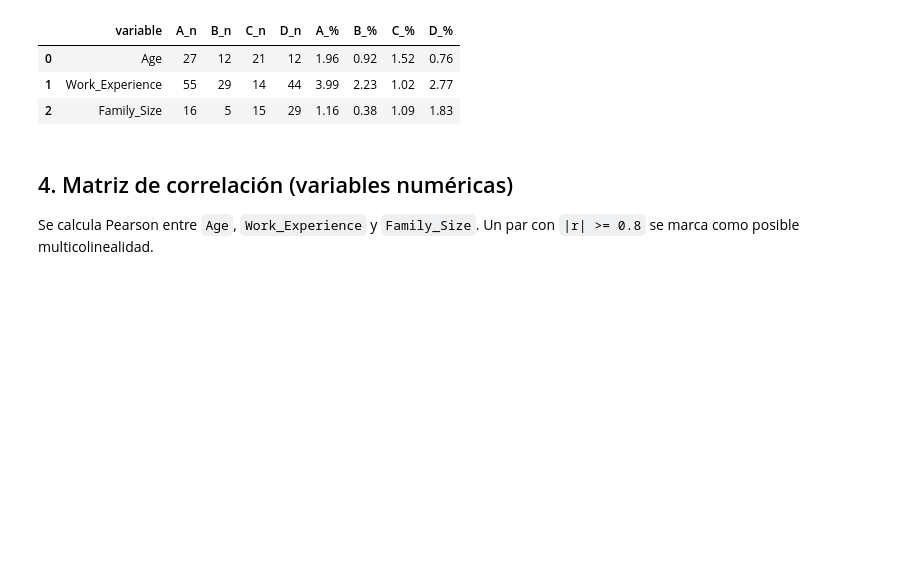
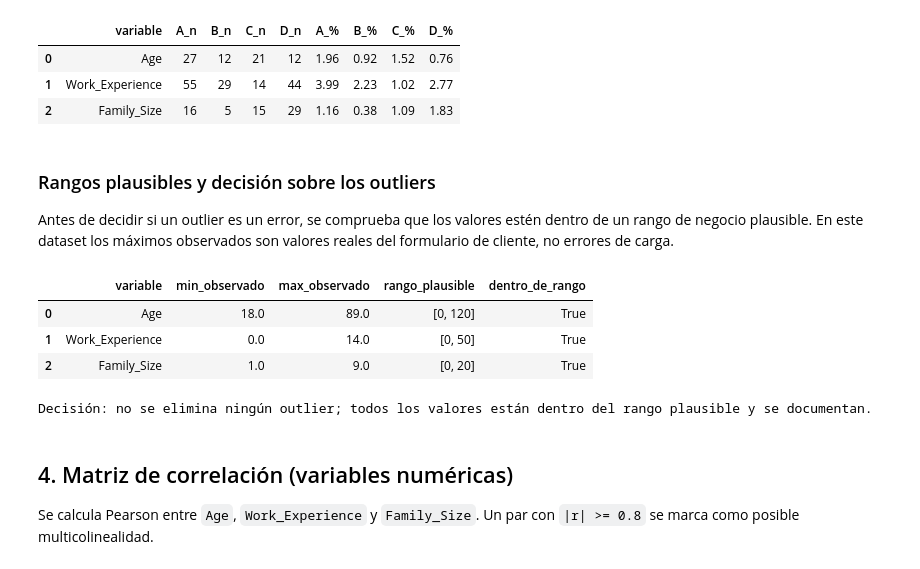
Before and after one commit to IA-P1-BCN/customer-segmentation-multiclass, a Jupyter notebook: 03_eda_train70_brian_outliers_fuga.ipynb, the cells around one changed output. Drawn from its saved outputs; the diff is of its cells as text; code cells hidden in the pictures; blank space fills up the shorter version.

```diff
--- a/03_eda_train70_brian_outliers_fuga.ipynb
+++ b/03_eda_train70_brian_outliers_fuga.ipynb
@@ -221,6 +223,42 @@ display(pd.DataFrame(rows))
 | 0 | Age | 27 | 12 | 21 | 12 | 1.96 | 0.92 | 1.52 | 0.76 |
 | 1 | Work_Experience | 55 | 29 | 14 | 44 | 3.99 | 2.23 | 1.02 | 2.77 |
 | 2 | Family_Size | 16 | 5 | 15 | 29 | 1.16 | 0.38 | 1.09 | 1.83 |
+# %% [markdown]
+### Rangos plausibles y decisión sobre los outliers
+
+Antes de decidir si un outlier es un error, se comprueba que los valores estén dentro de un rango de negocio plausible. En este dataset los máximos observados son valores reales del formulario de cliente, no errores de carga.
+# %%
+plausible_ranges = {
+    "Age": (0, 120),
+    "Work_Experience": (0, 50),
+    "Family_Size": (0, 20),
+}
+
+rows = []
+for column, (lower, upper) in plausible_ranges.items():
+    series = df[column].dropna()
+    rows.append(
+        {
+            "variable": column,
+            "min_observado": series.min(),
+            "max_observado": series.max(),
+            "rango_plausible": f"[{lower}, {upper}]",
+            "dentro_de_rango": bool(series.between(lower, upper).all()),
+        }
+    )
+
+ranges = pd.DataFrame(rows)
+display(ranges)
+print(
+    "Decisión: no se elimina ningún outlier; todos los valores están dentro "
+    "del rango plausible y se documentan."
+)
+# %% [output]
+|  | variable | min_observado | max_observado | rango_plausible | dentro_de_rango |
+| 0 | Age | 18.0 | 89.0 | [0, 120] | True |
+| 1 | Work_Experience | 0.0 | 14.0 | [0, 50] | True |
+| 2 | Family_Size | 1.0 | 9.0 | [0, 20] | True |
+Decisión: no se elimina ningún outlier; todos los valores están dentro del rango plausible y se documentan.
 # %% [markdown]
 ## 4. Matriz de correlación (variables numéricas)
 
```
Also changed, not shown: parts of 11 cells of this notebook.
